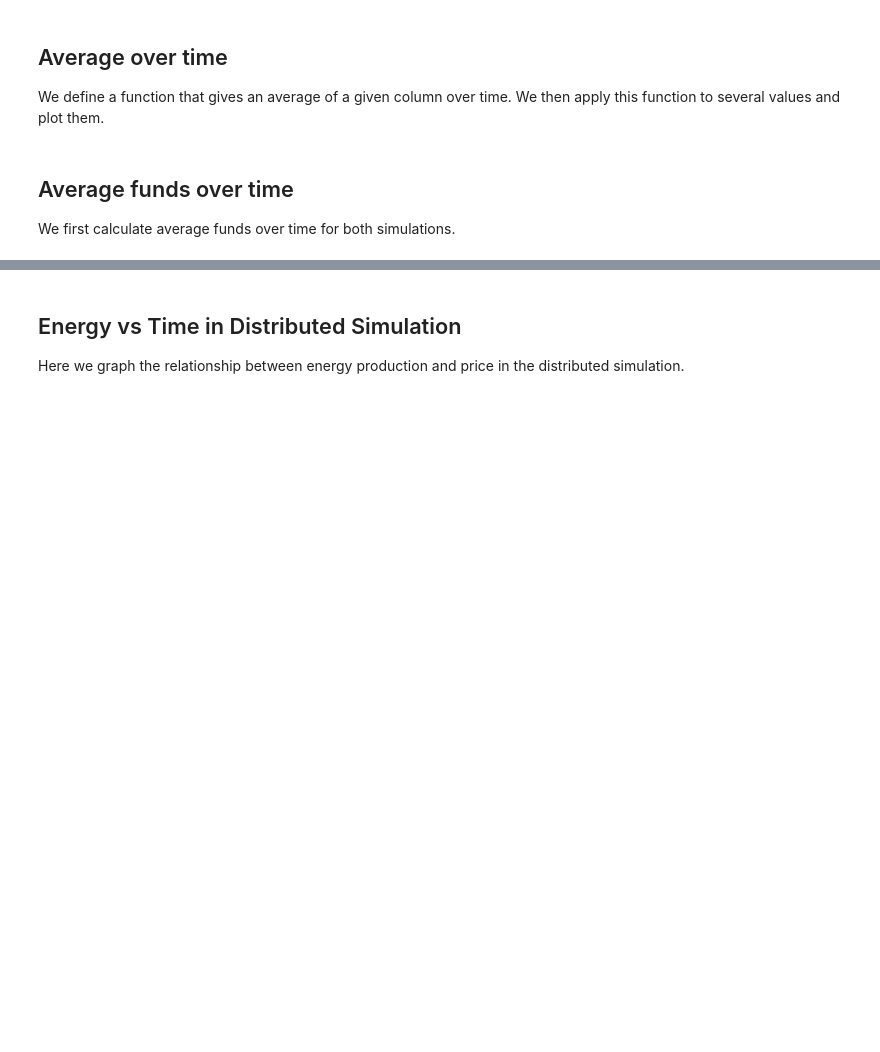
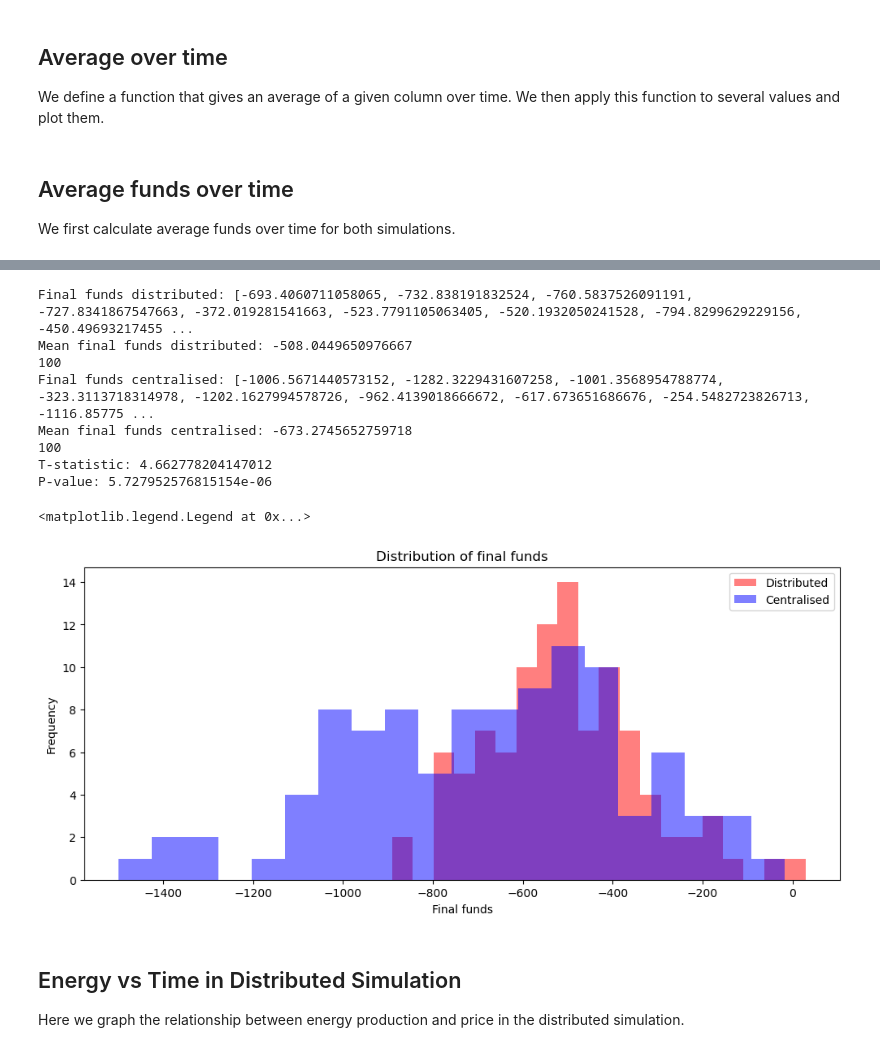
Before and after one commit to JiriOne/MultiAgentSystems, a Jupyter notebook: analysis/analysis.ipynb, the cells around one changed output, grey strips where cells are left out. Saved outputs shown, nothing was run; the diff lists cells and outputs as text; code cells hidden in the pictures; blank space fills up the shorter version.

```diff
--- a/analysis/analysis.ipynb
+++ b/analysis/analysis.ipynb
@@ -86,3 +86,44 @@ plt.show()
+# %%
+#Statistical tests
+from scipy.stats import ttest_ind
+
+# t-test for the average funds at the end of the simulation
+
+#create a list of the final funds for each run
+final_funds_dis = [data_distributed.loc[data_distributed['run'] == i]['average balance'].values[-1] for i in range(N_RUNS)]
+print('Final funds distributed:', final_funds_dis)
+print('Mean final funds distributed:', np.mean(final_funds_dis))
+print(len(final_funds_dis))
+
+final_funds_cen = [data_centralised.loc[data_centralised['run'] == i]['average balance'].values[-1] for i in range(N_RUNS)]
+print('Final funds centralised:', final_funds_cen)
+print('Mean final funds centralised:', np.mean(final_funds_cen))
+print(len(final_funds_cen))
+
+#perform t-test
+t_stat, p_val = ttest_ind(final_funds_dis, final_funds_cen)
+print('T-statistic:', t_stat)
+print('P-value:', p_val)
+
+#plot the distribution of the final funds
+plt.figure(figsize=(12,5))
+plt.hist(final_funds_dis, bins=20, alpha=0.5, color='r', label='Distributed')
+plt.hist(final_funds_cen, bins=20, alpha=0.5, color='b', label='Centralised')
+plt.title('Distribution of final funds')
+plt.xlabel('Final funds')
+plt.ylabel('Frequency')
+plt.legend()
+# %% [output]
+Final funds distributed: [-693.4060711058065, -732.838191832524, -760.5837526091191, -727.8341867547663, -372.019281541663, -523.7791105063405, -520.1932050241528, -794.8299629229156, -450.49693217455 ...
+Mean final funds distributed: -508.0449650976667
+100
+Final funds centralised: [-1006.5671440573152, -1282.3229431607258, -1001.3568954788774, -323.3113718314978, -1202.1627994578726, -962.4139018666672, -617.673651686676, -254.5482723826713, -1116.85775 ...
+Mean final funds centralised: -673.2745652759718
+100
+T-statistic: 4.662778204147012
+P-value: 5.727952576815154e-06
+<matplotlib.legend.Legend at 0x...>
+[figure, added]
 # %% [markdown]
 ## Energy vs Time in Distributed Simulation
 
```
Also changed, not shown: parts of 7 cells of this notebook, 45 other files.
